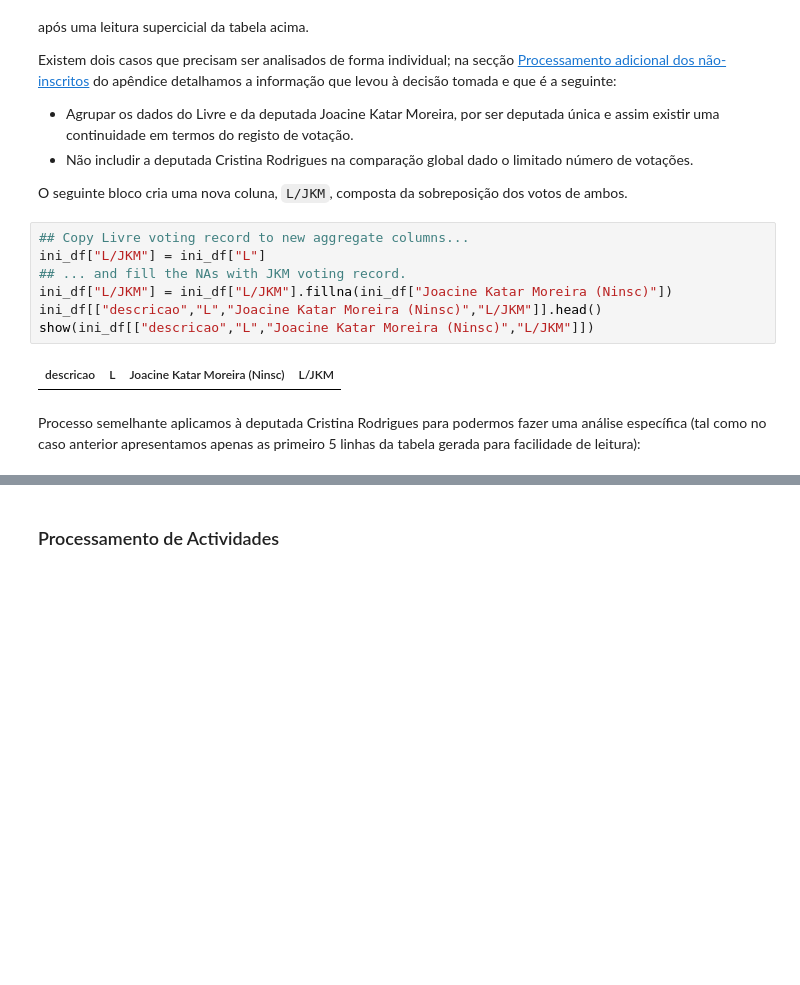
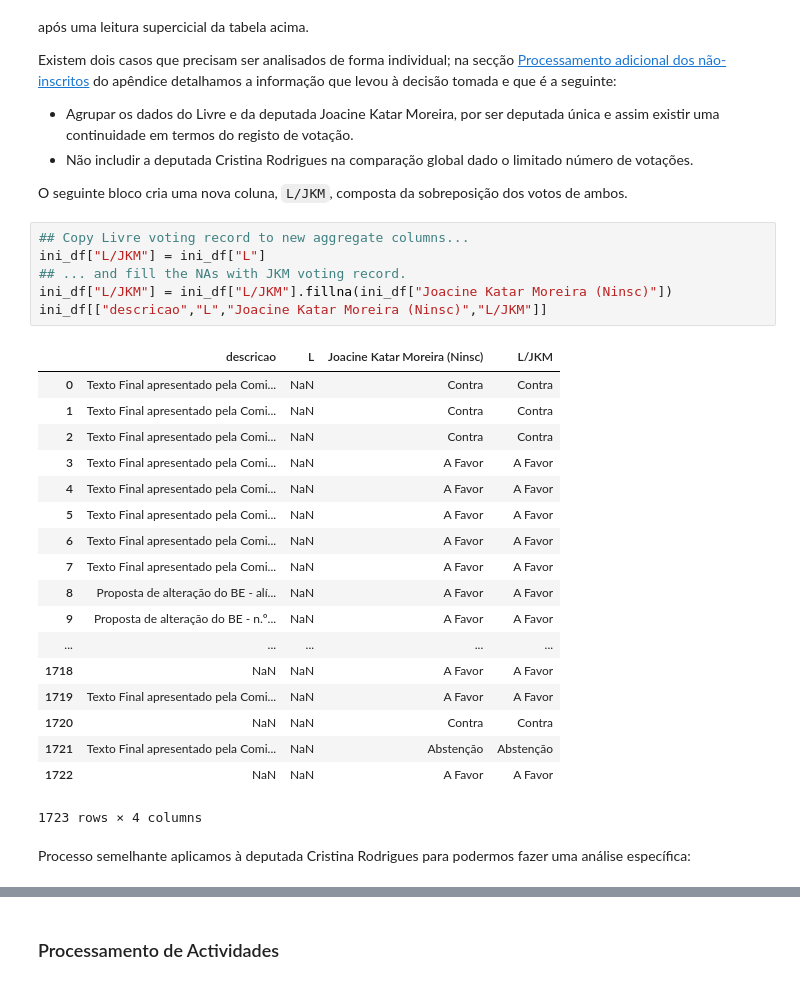
Before and after one commit to fsmunoz/pt-act-parlamentar, a Jupyter notebook: Actividade Parlamentar da XIV Legislatura.ipynb, the cells around one changed output, grey strips where cells are left out. Cells and saved outputs as stored; diff of their text form; blank space fills up the shorter version.

```diff
--- a/Actividade Parlamentar da XIV Legislatura.ipynb
+++ b/Actividade Parlamentar da XIV Legislatura.ipynb
@@ -400,14 +404,30 @@ O seguinte bloco cria uma nova coluna, `L/JKM`, composta da sobreposição dos v
 # %%
 ## Copy Livre voting record to new aggregate columns...
 ini_df["L/JKM"] = ini_df["L"]
 ## ... and fill the NAs with JKM voting record.
 ini_df["L/JKM"] = ini_df["L/JKM"].fillna(ini_df["Joacine Katar Moreira (Ninsc)"])
-ini_df[["descricao","L","Joacine Katar Moreira (Ninsc)","L/JKM"]].head()
-show(ini_df[["descricao","L","Joacine Katar Moreira (Ninsc)","L/JKM"]])
+ini_df[["descricao","L","Joacine Katar Moreira (Ninsc)","L/JKM"]]
 # %% [output]
-| descricao | L | Joacine Katar Moreira (Ninsc) | L/JKM |
+|  | descricao | L | Joacine Katar Moreira (Ninsc) | L/JKM |
+| 0 | Texto Final apresentado pela Comi... | NaN | Contra | Contra |
+| 1 | Texto Final apresentado pela Comi... | NaN | Contra | Contra |
+| 2 | Texto Final apresentado pela Comi... | NaN | Contra | Contra |
+| 3 | Texto Final apresentado pela Comi... | NaN | A Favor | A Favor |
+| 4 | Texto Final apresentado pela Comi... | NaN | A Favor | A Favor |
+| 5 | Texto Final apresentado pela Comi... | NaN | A Favor | A Favor |
+| 6 | Texto Final apresentado pela Comi... | NaN | A Favor | A Favor |
+| 7 | Texto Final apresentado pela Comi... | NaN | A Favor | A Favor |
+| 8 | Proposta de alteração do BE - alí... | NaN | A Favor | A Favor |
+| 9 | Proposta de alteração do BE - n.º... | NaN | A Favor | A Favor |
+| ... | ... | ... | ... | ... |
+| 1718 | NaN | NaN | A Favor | A Favor |
+| 1719 | Texto Final apresentado pela Comi... | NaN | A Favor | A Favor |
+| 1720 | NaN | NaN | Contra | Contra |
+| 1721 | Texto Final apresentado pela Comi... | NaN | Abstenção | Abstenção |
+| 1722 | NaN | NaN | A Favor | A Favor |
+1723 rows × 4 columns
 # %% [markdown]
-Processo semelhante aplicamos à deputada Cristina Rodrigues para podermos fazer uma análise específica (tal como no caso anterior apresentamos apenas as primeiro 5 linhas da tabela gerada para facilidade de leitura):
+Processo semelhante aplicamos à deputada Cristina Rodrigues para podermos fazer uma análise específica:
 # %%
 ## Copy PAN voting record to new aggregate columns...
 ini_df["PAN/CR"] = ini_df["PAN"]
```
Also changed, not shown: parts of 6 cells of this notebook.
